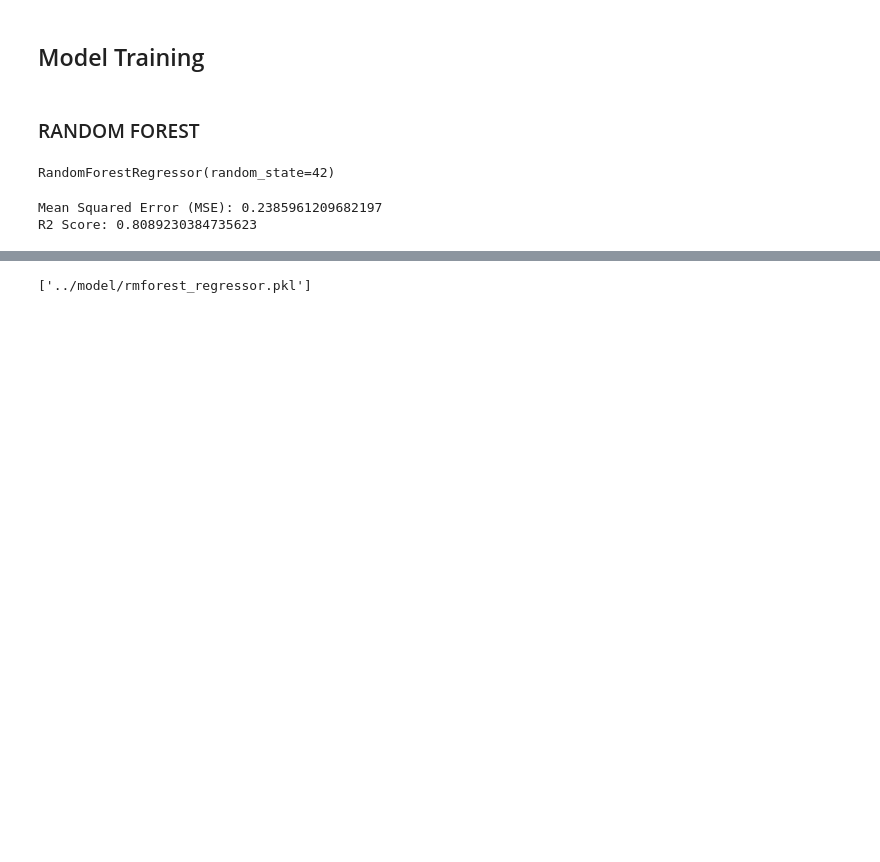
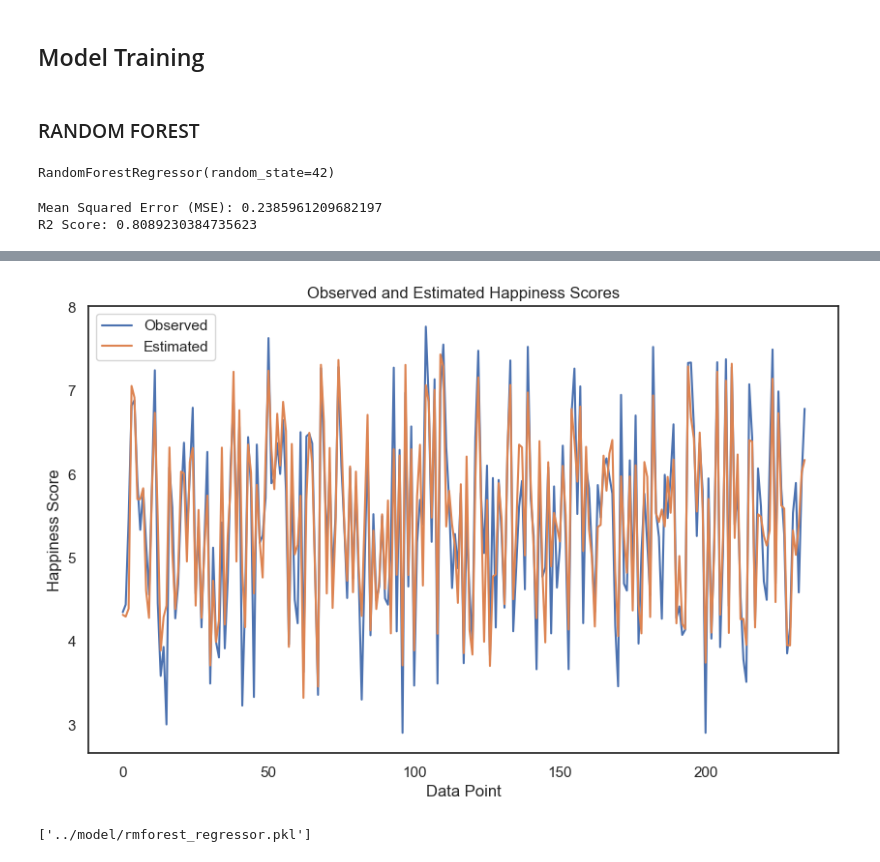
Before and after one commit to maria-clavijo/workshop_003_etl, a Jupyter notebook: notebooks/eda.ipynb, the cells around one changed output, grey strips where cells are left out. Cells and saved outputs as stored; diff of their text form; code cells hidden in the pictures; blank space fills up the shorter version.

```diff
--- a/notebooks/eda.ipynb
+++ b/notebooks/eda.ipynb
@@ -826,3 +838,19 @@ R2 Score: 0.8089230384735623
+# %%
+x_values = np.arange(len(y_test))
+results_df = pd.DataFrame({'happiness_score': y_test.values, 'happiness_prediction': y_pred}, index=x_values)
+
+sns.set_theme(style="white")
+plt.figure(figsize=(10, 6))
+sns.lineplot(data=results_df, x=results_df.index, y='happiness_score', label='Observed')
+sns.lineplot(data=results_df, x=results_df.index, y='happiness_prediction', label='Estimated')
+
+plt.ylabel('Happiness Score')
+plt.xlabel('Data Point')
+plt.title('Observed and Estimated Happiness Scores')
+plt.legend()
+plt.show()
+# %% [output]
+[figure, added]
 # %%
 # Save the model to the file . pkl
 import joblib
```
Also changed, not shown: parts of 1 cell of this notebook.
